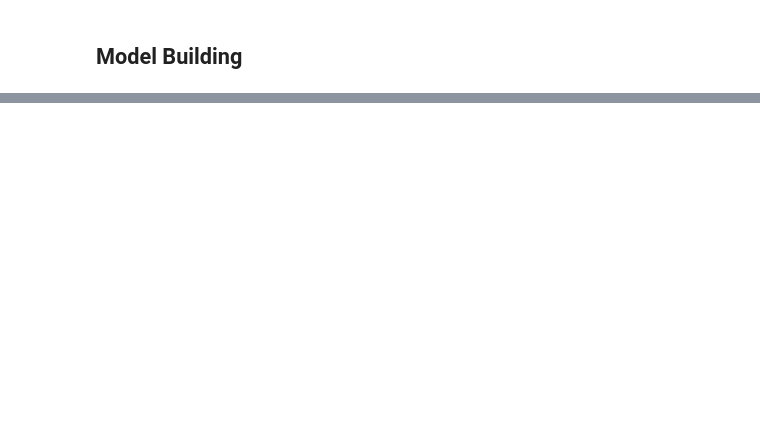
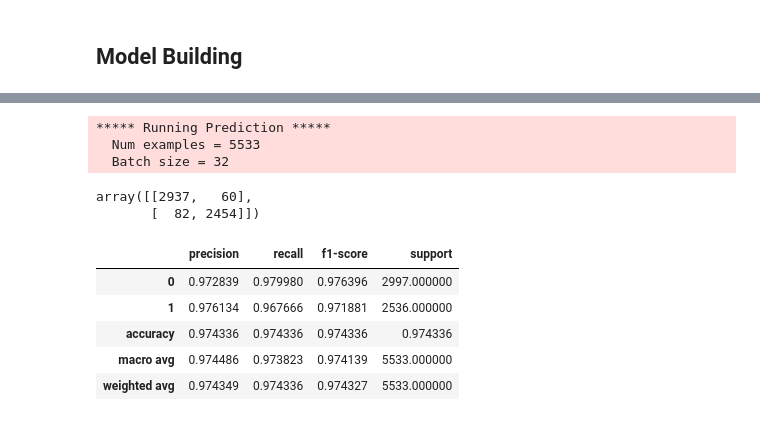
Before and after one commit to chayansraj/Text-Mining-Research, a Jupyter notebook: fake-news-detection.ipynb, the cells around one changed output, grey strips where cells are left out. Drawn from its saved outputs; the diff is of its cells as text; code cells hidden in the pictures; blank space fills up the shorter version.

```diff
--- a/fake-news-detection.ipynb
+++ b/fake-news-detection.ipynb
@@ -266,0 +377,3 @@ plt.show()
+# %%
+os.environ["WANDB_DISABLED"] = "true"
+trainer.train()
@@ -266,0 +431,6 @@ plt.show()
+# %%
+prediction_test = trainer.predict(test_dataset)
+# %% [output]
+***** Running Prediction *****
+  Num examples = 5533
+  Batch size = 32
@@ -266,0 +442,14 @@ plt.show()
+# %%
+confusion_matrix(y_true= y_true , y_pred=y_pred)
+# %% [output]
+array([[2937,   60],
+       [  82, 2454]])
+# %%
+pd.DataFrame(classification_report(y_true, y_pred, output_dict=True)).T
+# %% [output]
+|  | precision | recall | f1-score | support |
+| 0 | 0.972839 | 0.979980 | 0.976396 | 2997.000000 |
+| 1 | 0.976134 | 0.967666 | 0.971881 | 2536.000000 |
+| accuracy | 0.974336 | 0.974336 | 0.974336 | 0.974336 |
+| macro avg | 0.974486 | 0.973823 | 0.974139 | 5533.000000 |
+| weighted avg | 0.974349 | 0.974336 | 0.974327 | 5533.000000 |
```
Also changed, not shown: parts of 27 cells of this notebook.
